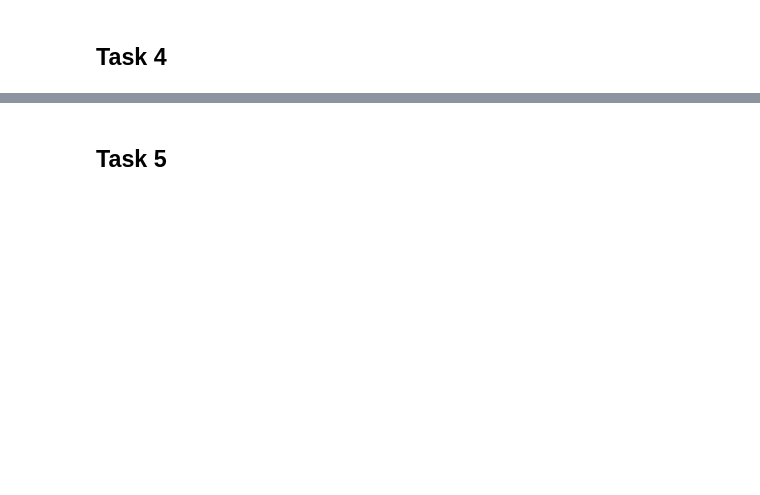
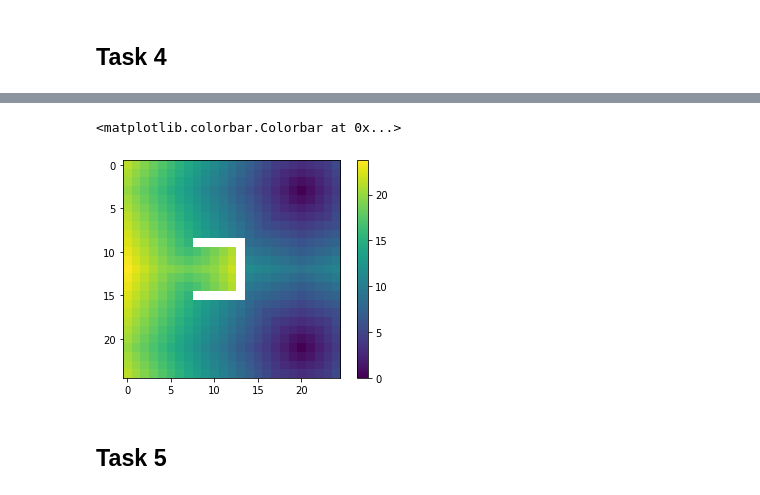
Before and after one commit to waleedbinkhalid74/ml_cms_exc_1, a Jupyter notebook: cellular_automata_exc_1.ipynb, the cells around one changed output, grey strips where cells are left out. Saved outputs shown, nothing was run; the diff lists cells and outputs as text; code cells hidden in the pictures; blank space fills up the shorter version.

Commit message:
1. added main file for central execution of program 2. Added more scenarios 3. Added figures 4. Updated notebook with new tasks

```diff
--- a/cellular_automata_exc_1.ipynb
+++ b/cellular_automata_exc_1.ipynb
@@ -98,0 +67,5 @@ a = scenario.animate()
+# %%
+with open('./scenarios/task_2.csv', newline='') as csvfile:
+    task_2 = np.array(list(csv.reader(csvfile))).astype(int)
+    task_2 = parser_array2obj(task_2)
+visualize_state(task_2.to_array())
@@ -98,0 +102,5 @@ a = scenario.animate()
+# %%
+with open('./scenarios/task_3.csv', newline='') as csvfile:
+    task_3 = np.array(list(csv.reader(csvfile))).astype(int)
+    task_3 = parser_array2obj(task_3)
+visualize_state(task_3.to_array())
@@ -119,10 +137,14 @@ We can show the result of the chicken test with the help of a color map.
 # %%
 with open('./scenarios/multiple_targets.csv', newline='') as csvfile:
     chicken_test = np.array(list(csv.reader(csvfile))).astype(int)
     chicken_test = parser_array2obj(chicken_test)
 
+fig = plt.figure()
 plt.imshow(chicken_test.get_dijkstra())
 plt.colorbar()
+# %% [output]
+<matplotlib.colorbar.Colorbar at 0x...>
+[figure, added]
 # %% [markdown]
 ## Task 5
 # %%
```
Also changed, not shown: parts of 18 cells of this notebook, 12 other files.
